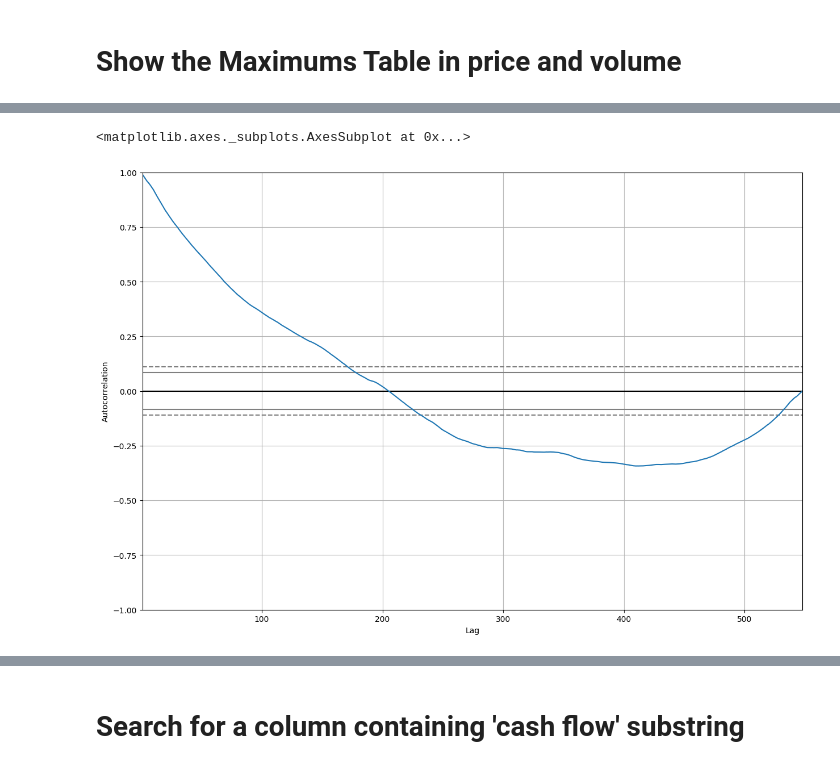
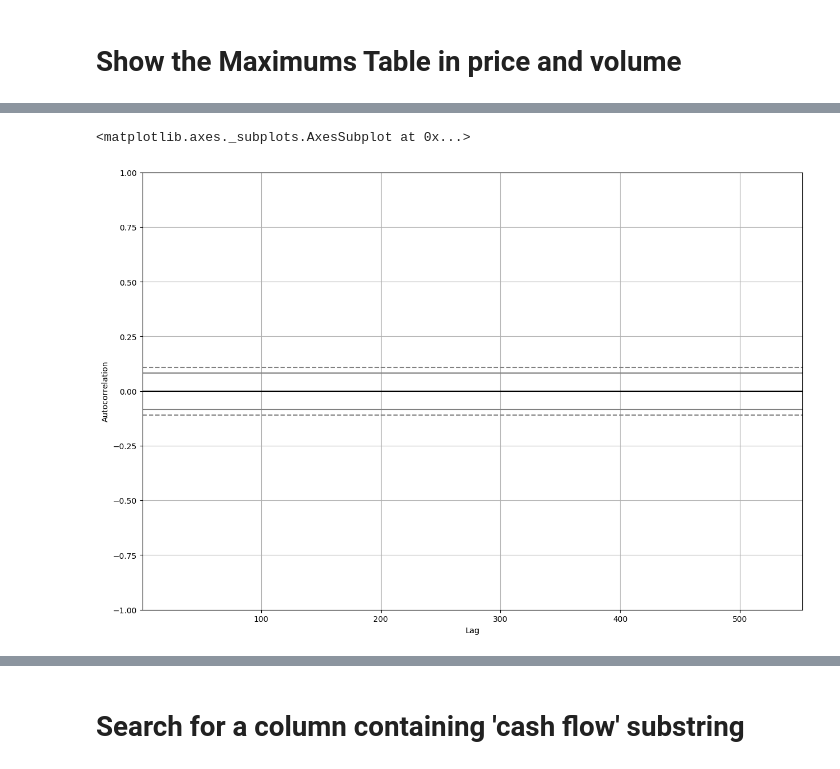
Before and after one commit to sabawi/getstockdata, a Jupyter notebook: test_data.ipynb, the cells around one changed output, grey strips where cells are left out. Saved outputs shown, nothing was run; the diff lists cells and outputs as text; code cells hidden in the pictures.

```diff
--- a/test_data.ipynb
+++ b/test_data.ipynb
@@ -334,10 +334,10 @@ pdplt.lag_plot(df['Open'], lag=3,c='b')
 # %%
 
 plt.figure(figsize=(15,10))
-pdplt.autocorrelation_plot(df['Open'])
+pdplt.autocorrelation_plot(df)
 # %% [output]
 <matplotlib.axes._subplots.AxesSubplot at 0x...>
-[figure, old version]
+[figure, new version]
 # %%
 train_ar = train_data['Open'].values
 test_ar = test_data['Open'].values
```
Also changed, not shown: parts of 18 cells of this notebook, 2 other files.
